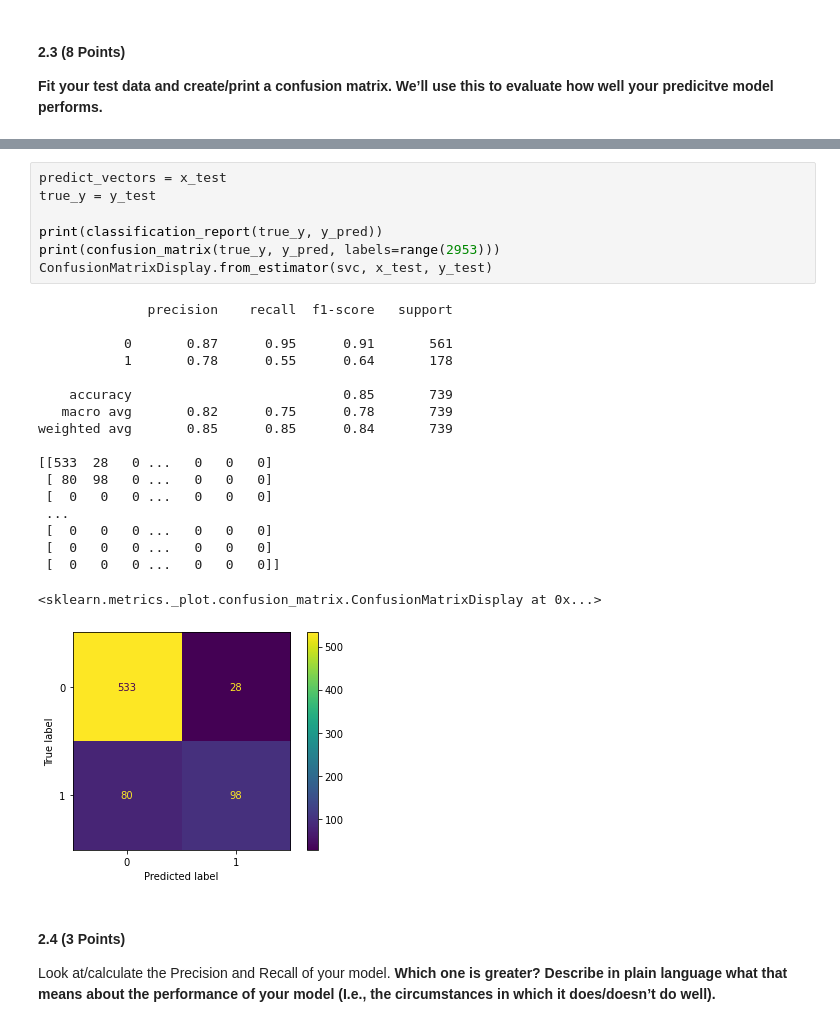
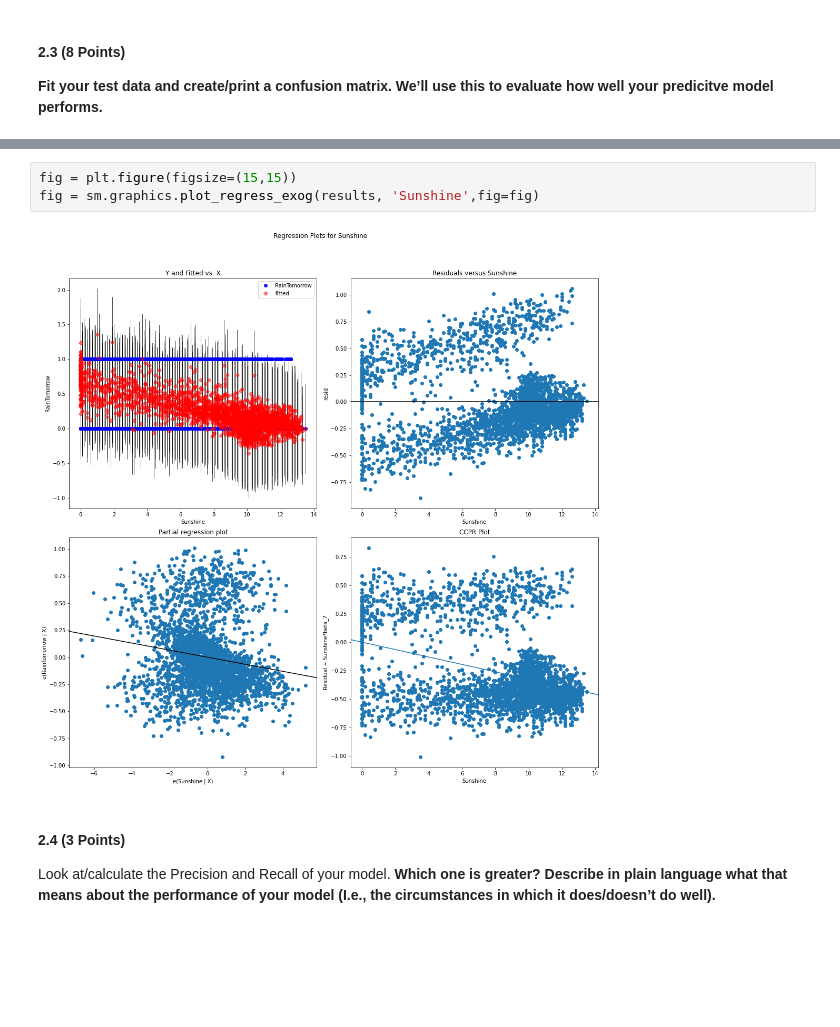
Before and after one commit to dcarmstron9/CMSE202-s23-turnin, a Jupyter notebook: hw4/HW_4.ipynb, the cells around one changed output, grey strips where cells are left out. Cells and saved outputs as stored; diff of their text form; blank space fills up the shorter version.

```diff
--- a/hw4/HW_4.ipynb
+++ b/hw4/HW_4.ipynb
@@ -159,29 +148,8 @@ y_pred = svc.predict(x_test)
-# %%
-predict_vectors = x_test
-true_y = y_test
-
-print(classification_report(true_y, y_pred))
-print(confusion_matrix(true_y, y_pred, labels=range(2953)))
-ConfusionMatrixDisplay.from_estimator(svc, x_test, y_test)
-# %% [output]
-              precision    recall  f1-score   support
-
-           0       0.87      0.95      0.91       561
-           1       0.78      0.55      0.64       178
-
-    accuracy                           0.85       739
-   macro avg       0.82      0.75      0.78       739
-weighted avg       0.85      0.85      0.84       739
-
-[[533  28   0 ...   0   0   0]
- [ 80  98   0 ...   0   0   0]
- [  0   0   0 ...   0   0   0]
- ...
- [  0   0   0 ...   0   0   0]
- [  0   0   0 ...   0   0   0]
- [  0   0   0 ...   0   0   0]]
-<sklearn.metrics._plot.confusion_matrix.ConfusionMatrixDisplay at 0x...>
-[figure, removed]
+# %%
+fig = plt.figure(figsize=(15,15))
+fig = sm.graphics.plot_regress_exog(results, 'Sunshine',fig=fig)
+# %% [output]
+[figure, added]
 # %% [markdown]
 #### 2.4 (3 Points)
 Look at/calculate the Precision and Recall of your model. **Which one is greater? Describe in plain language what that means about the performance of your model (I.e., the circumstances in which it does/doesn’t do well).**
```
Also changed, not shown: parts of 9 cells of this notebook.
